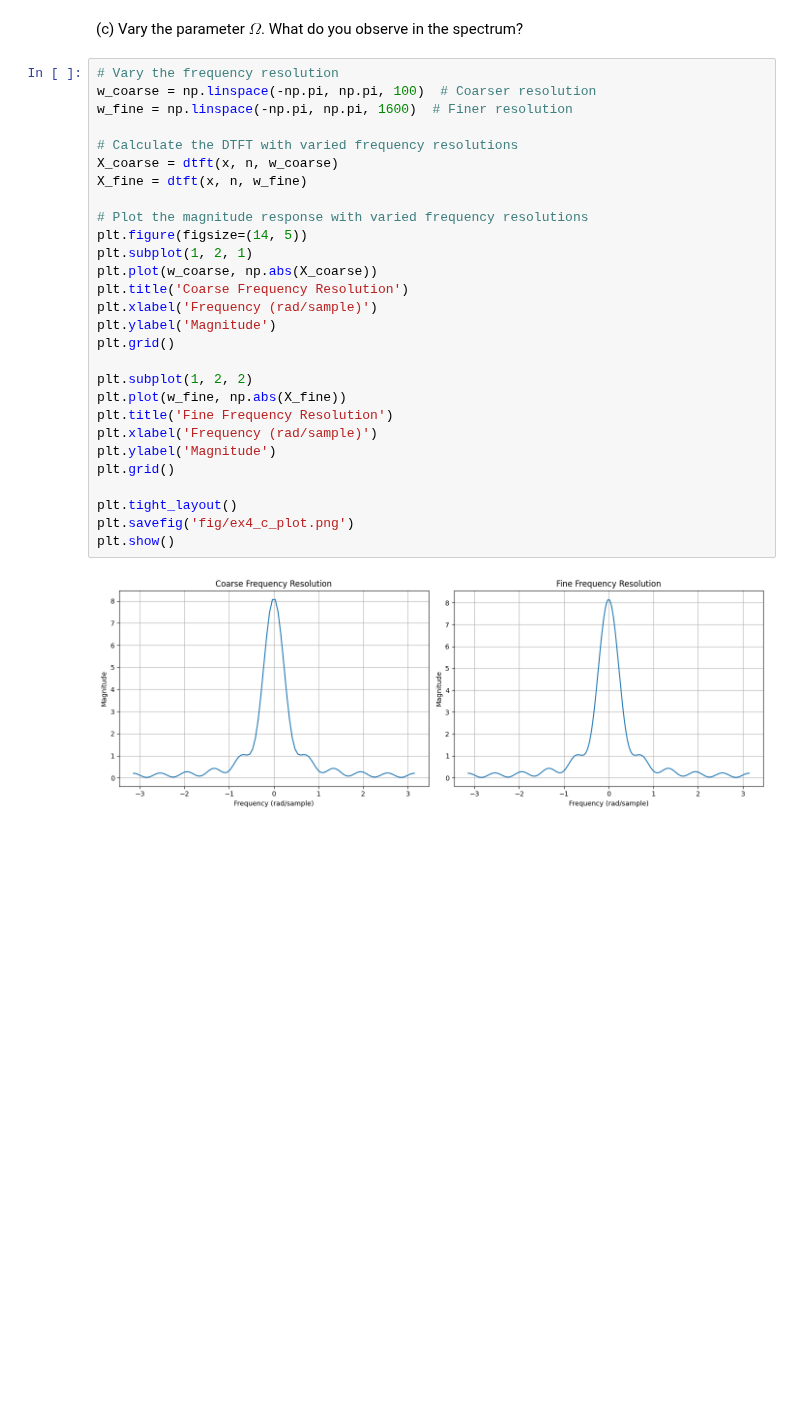
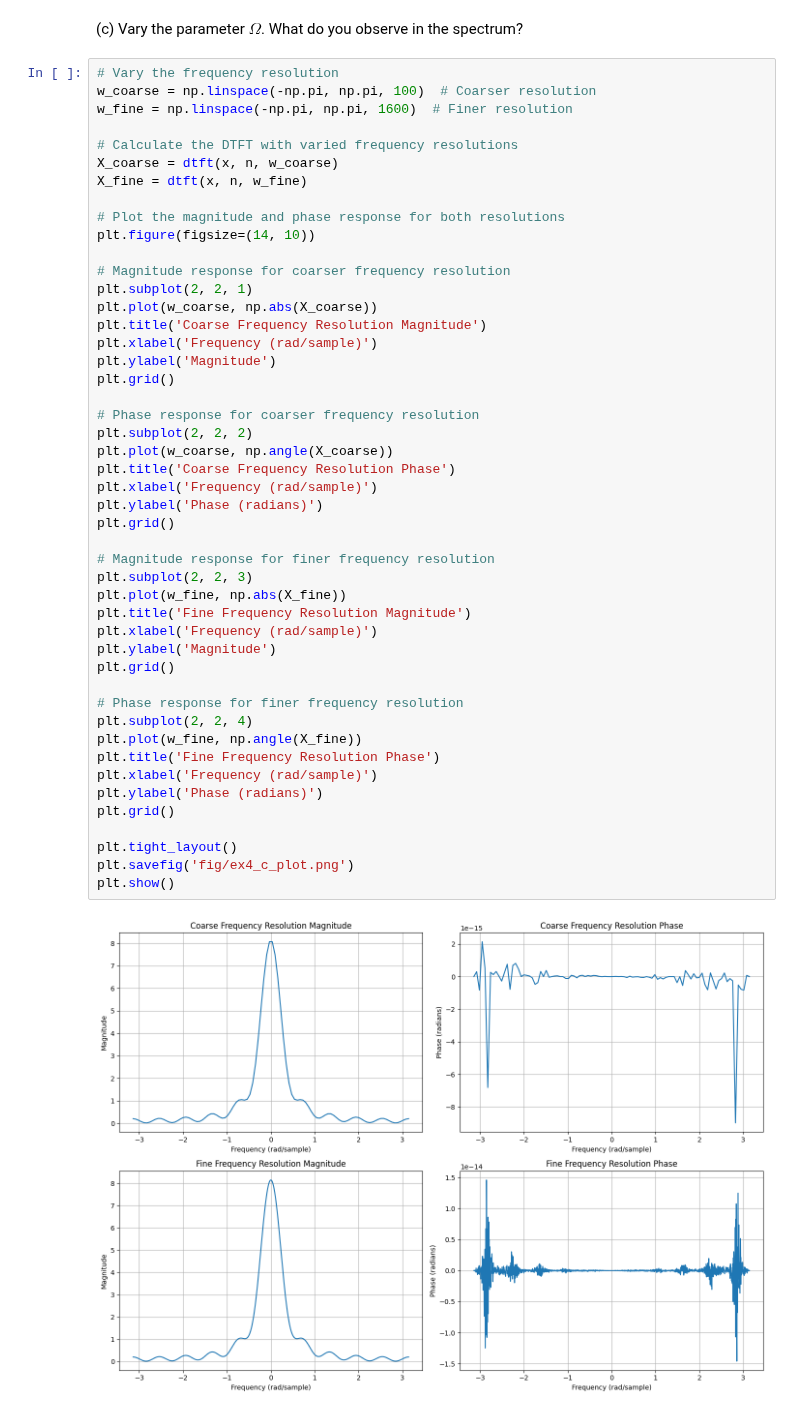
Before and after one commit to wolfram-laube/dsp-ue_grp-22, a Jupyter notebook: Assignment_2/DSP_Assignment_2.ipynb, the cells around one changed output. Saved outputs shown, nothing was run; the diff lists cells and outputs as text; blank space fills up the shorter version.

```diff
--- a/Assignment_2/DSP_Assignment_2.ipynb
+++ b/Assignment_2/DSP_Assignment_2.ipynb
@@ -258,30 +258,49 @@ plt.show()
 # %%
 # Vary the frequency resolution
 w_coarse = np.linspace(-np.pi, np.pi, 100)  # Coarser resolution
 w_fine = np.linspace(-np.pi, np.pi, 1600)  # Finer resolution
 
 # Calculate the DTFT with varied frequency resolutions
 X_coarse = dtft(x, n, w_coarse)
 X_fine = dtft(x, n, w_fine)
 
-# Plot the magnitude response with varied frequency resolutions
-plt.figure(figsize=(14, 5))
-plt.subplot(1, 2, 1)
+# Plot the magnitude and phase response for both resolutions
+plt.figure(figsize=(14, 10))
+
+# Magnitude response for coarser frequency resolution
+plt.subplot(2, 2, 1)
 plt.plot(w_coarse, np.abs(X_coarse))
-plt.title('Coarse Frequency Resolution')
+plt.title('Coarse Frequency Resolution Magnitude')
 plt.xlabel('Frequency (rad/sample)')
 plt.ylabel('Magnitude')
 plt.grid()
 
-plt.subplot(1, 2, 2)
+# Phase response for coarser frequency resolution
+plt.subplot(2, 2, 2)
+plt.plot(w_coarse, np.angle(X_coarse))
+plt.title('Coarse Frequency Resolution Phase')
+plt.xlabel('Frequency (rad/sample)')
+plt.ylabel('Phase (radians)')
+plt.grid()
+
+# Magnitude response for finer frequency resolution
+plt.subplot(2, 2, 3)
 plt.plot(w_fine, np.abs(X_fine))
-plt.title('Fine Frequency Resolution')
+plt.title('Fine Frequency Resolution Magnitude')
 plt.xlabel('Frequency (rad/sample)')
 plt.ylabel('Magnitude')
+plt.grid()
+
+# Phase response for finer frequency resolution
+plt.subplot(2, 2, 4)
+plt.plot(w_fine, np.angle(X_fine))
+plt.title('Fine Frequency Resolution Phase')
+plt.xlabel('Frequency (rad/sample)')
+plt.ylabel('Phase (radians)')
 plt.grid()
 
 plt.tight_layout()
 plt.savefig('fig/ex4_c_plot.png')
 plt.show()
 # %% [output]
-[figure, old version]
+[figure, new version]
```
Also changed, not shown: parts of 3 cells of this notebook, 8 other files.
